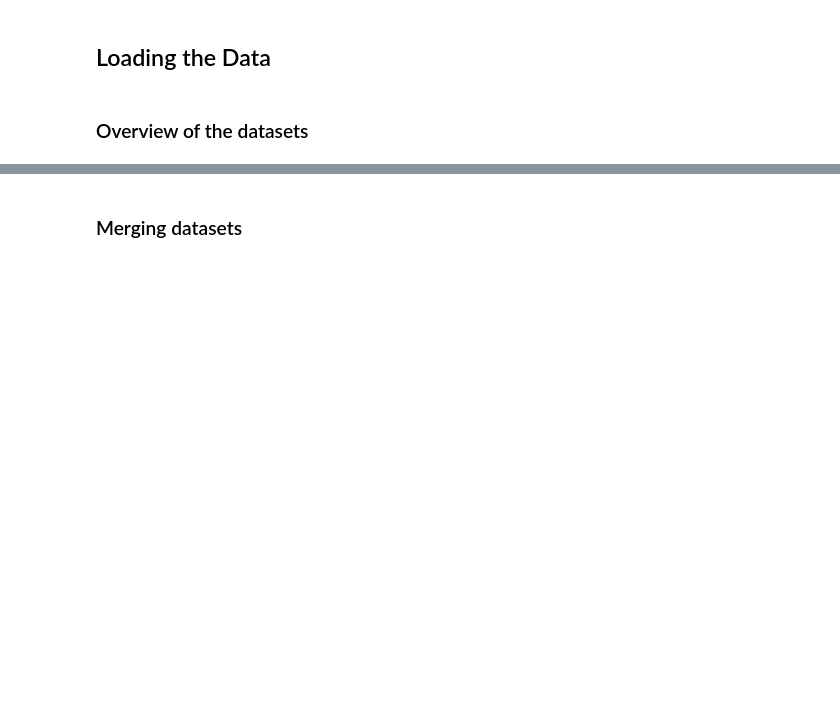
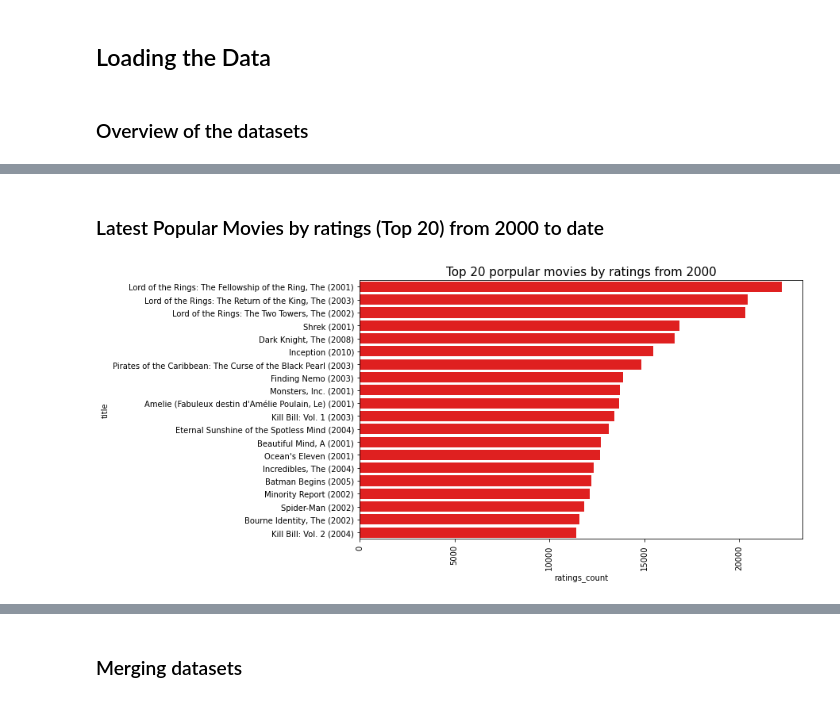
Before and after one commit to lucyzandile/unsupervised-predict-streamlit-template, a Jupyter notebook: Team_15_Unsupervised_Predict.ipynb, the cells around one changed output, grey strips where cells are left out. Drawn from its saved outputs; the diff is of its cells as text; code cells hidden in the pictures; blank space fills up the shorter version.

```diff
--- a/Team_15_Unsupervised_Predict.ipynb
+++ b/Team_15_Unsupervised_Predict.ipynb
@@ -51,17 +68,17 @@ Mounted at /content/drive
 
 train = pd.read_csv("/content/drive/MyDrive/Colab Notebooks/train.csv")
 
-test = pd.read_csv("/content/drive/MyDrive/test.csv")
+test = pd.read_csv("/content/drive/MyDrive/Colab Notebooks/test.csv")
 
 #df_gscores = pd.read_csv("genome_scores.csv")
 
 df_gtags = pd.read_csv("/content/drive/MyDrive/Colab Notebooks/genome_tags.csv")
 
-df_imdb = pd.read_csv("/content/drive/MyDrive/Colab Notebooks/imdb_data.csv")
+imdb = pd.read_csv("/content/drive/MyDrive/Colab Notebooks/imdb_data.csv")
 
 df_links = pd.read_csv("/content/drive/MyDrive/Colab Notebooks/links.csv")
 
-df_movies = pd.read_csv("/content/drive/MyDrive/Colab Notebooks/movies.csv")
+movies = pd.read_csv("/content/drive/MyDrive/Colab Notebooks/movies.csv")
 
 #df_tags = pd.read_csv("")
 # %% [markdown]
@@ -68,0 +241,16 @@ df_movies = pd.read_csv("/content/drive/MyDrive/Colab Notebooks/movies.csv")
+# %%
+# Create a copies
+
+df_train = train.copy()
+
+df_movies = movies.copy()
+
+df_imdb = imdb.copy()
+# %%
+#extracting released year
+df_movies['release_year']=df_movies['title'].str[-5:-1]
+#spliting the genres into a list
+df_movies['genres']=df_movies['genres'].str.split('|')
+#concatinate ratings with movies dataframe
+df_movies=pd.concat([df_movies,df_train['rating']],axis=1).dropna()
+df_movies.head()
@@ -68,0 +277,2 @@ df_movies = pd.read_csv("/content/drive/MyDrive/Colab Notebooks/movies.csv")
+# %% [markdown]
+### Latest Popular Movies by ratings (Top 20) from 2000 to date
@@ -68,0 +320,15 @@ df_movies = pd.read_csv("/content/drive/MyDrive/Colab Notebooks/movies.csv")
+# %%
+#Create the variable "data"
+data=extract_popular_movies(train,df_movies)
+
+#Extracting latest movies from 2000 till to date
+latest_movies=data[data['release_year']>'2000'][['rating','ratings_count','title']]
+# %%
+#Plotting the latest movies from 2000 using bar-plots
+plt.figure(figsize = (10,6))
+ax=sns.barplot(y='title', x='ratings_count', data=latest_movies.head(20),color='red')
+ax.set_title('Top 20 porpular movies by ratings from 2000',fontsize=15)
+plt.xticks(rotation=90)
+plt.show()
+# %% [output]
+[figure, added]
```
Also changed, not shown: parts of 46 cells of this notebook.
